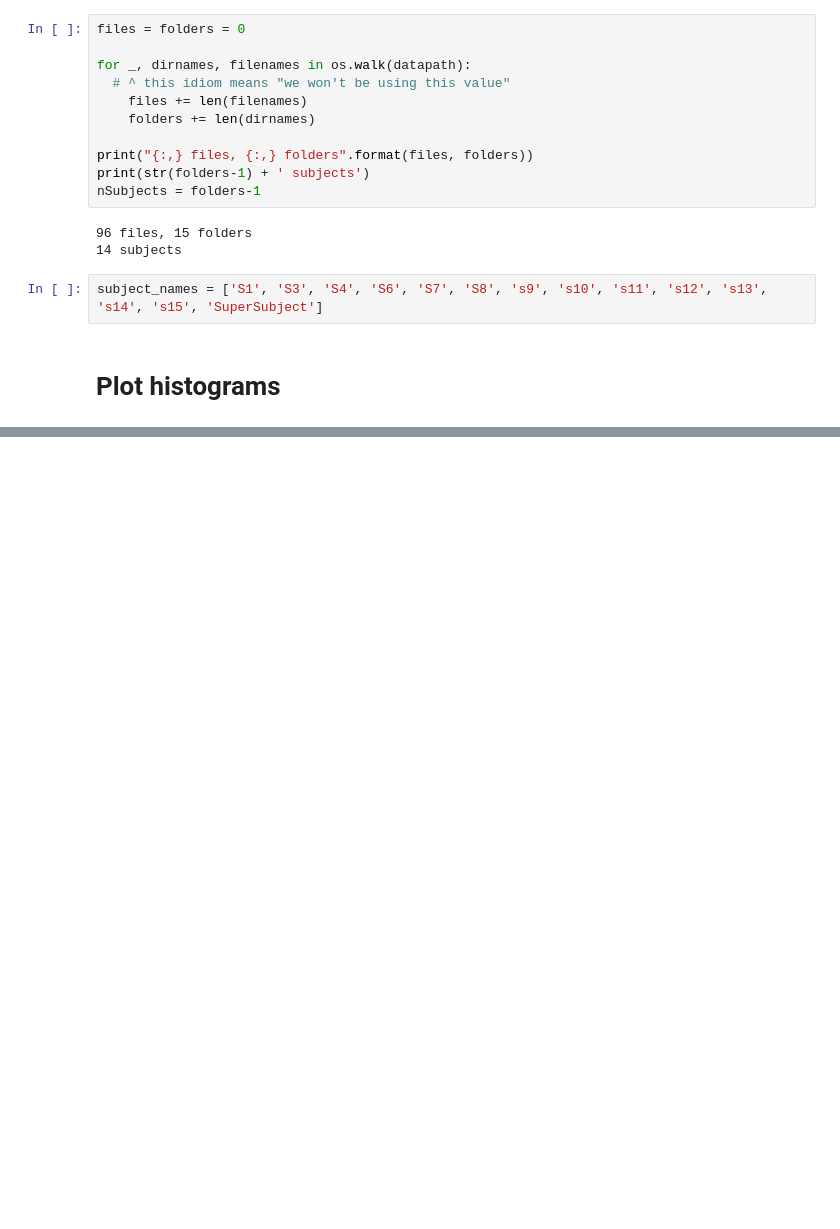
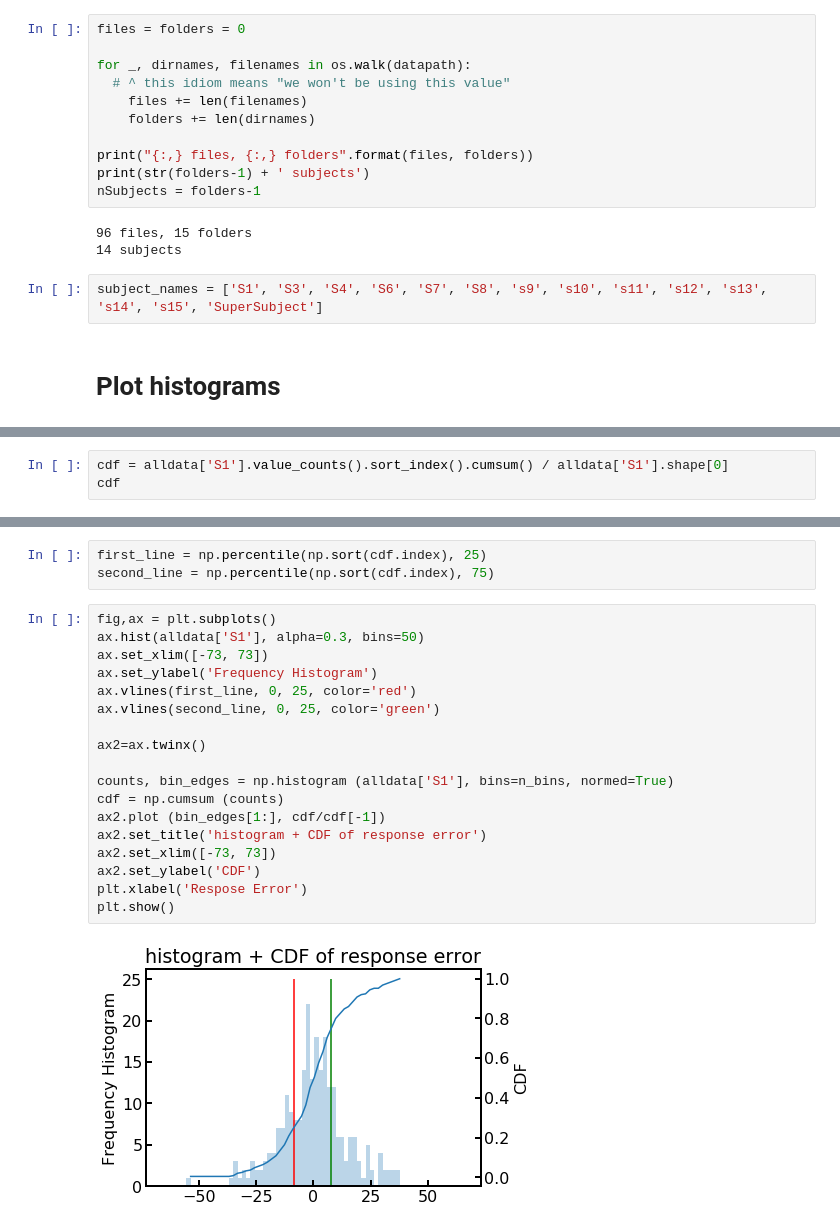
Before and after one commit to WhitneyLab/Serial_Dependence_Analysis_Base, a Jupyter notebook: figures/JND_radiologists/JND_radiologists.ipynb, the cells around one changed output, grey strips where cells are left out. Drawn from its saved outputs; the diff is of its cells as text; blank space fills up the shorter version.

```diff
--- a/figures/JND_radiologists/JND_radiologists.ipynb
+++ b/figures/JND_radiologists/JND_radiologists.ipynb
@@ -127,0 +205,3 @@ Text(0.5, 1.0, '50th-25th percentile of response error per subject + supersubjec
+# %%
+cdf = alldata['S1'].value_counts().sort_index().cumsum() / alldata['S1'].shape[0]
+cdf
@@ -127,0 +221,23 @@ Text(0.5, 1.0, '50th-25th percentile of response error per subject + supersubjec
+# %%
+first_line = np.percentile(np.sort(cdf.index), 25)
+second_line = np.percentile(np.sort(cdf.index), 75)
+# %%
+fig,ax = plt.subplots()
+ax.hist(alldata['S1'], alpha=0.3, bins=50)
+ax.set_xlim([-73, 73])
+ax.set_ylabel('Frequency Histogram')
+ax.vlines(first_line, 0, 25, color='red')
+ax.vlines(second_line, 0, 25, color='green')
+
+ax2=ax.twinx()
+
+counts, bin_edges = np.histogram (alldata['S1'], bins=n_bins, normed=True)
+cdf = np.cumsum (counts)
+ax2.plot (bin_edges[1:], cdf/cdf[-1])
+ax2.set_title('histogram + CDF of response error')
+ax2.set_xlim([-73, 73])
+ax2.set_ylabel('CDF')
+plt.xlabel('Respose Error')
+plt.show()
+# %% [output]
+[figure, added]
```
Also changed, not shown: parts of 17 cells of this notebook.
